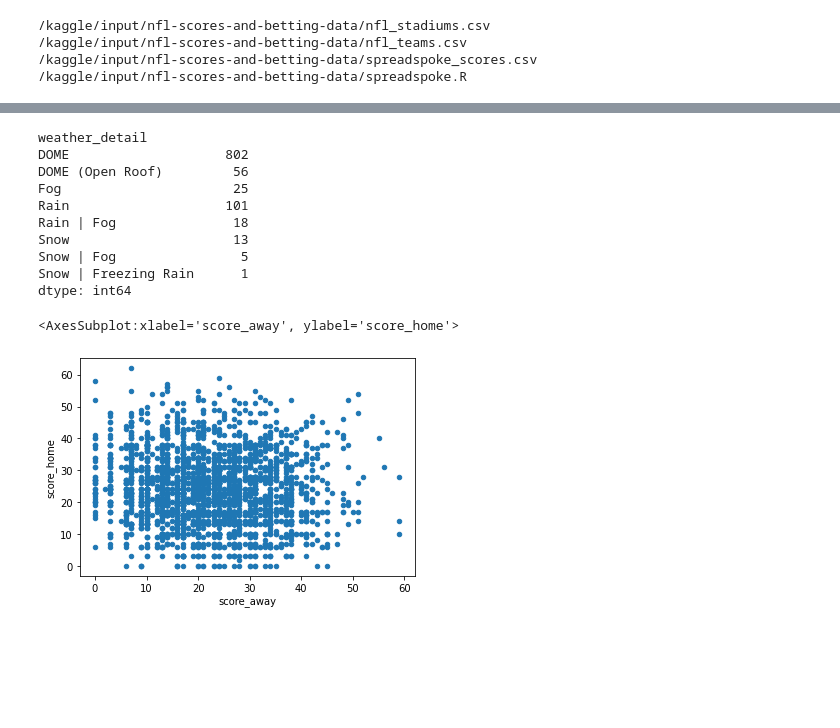
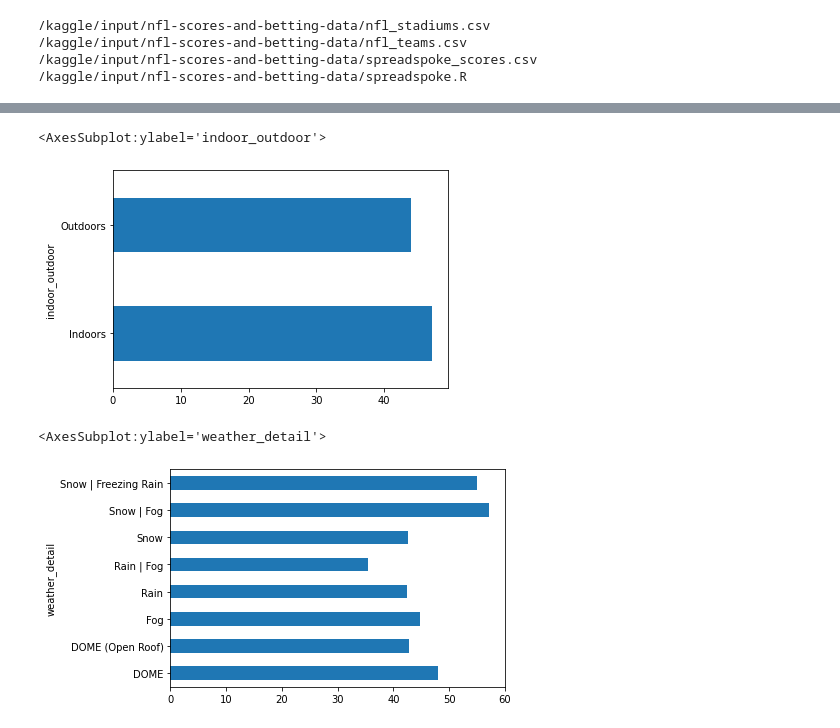
Before and after one commit to arya3364/How-Weather-Effects-Football-Games, a Jupyter notebook: nfl-scores-and-data.ipynb, the cells around one changed output, grey strips where cells are left out. Cells and saved outputs as stored; diff of their text form; code cells hidden in the pictures; blank space fills up the shorter version.

```diff
--- a/nfl-scores-and-data.ipynb
+++ b/nfl-scores-and-data.ipynb
@@ -46,18 +143,10 @@ games_2010s.head()
+# %%
+games_2010s.groupby('indoor_outdoor').total_pts.median().plot.barh()
+# %% [output]
+<AxesSubplot:ylabel='indoor_outdoor'>
+[figure, added]
 # %%
-games_2010s.groupby('weather_detail').size()
+games_2010s.groupby('weather_detail').total_pts.mean().plot.barh()
 # %% [output]
-weather_detail
-DOME                    802
-DOME (Open Roof)         56
-Fog                      25
-Rain                    101
-Rain | Fog               18
-Snow                     13
-Snow | Fog                5
-Snow | Freezing Rain      1
-dtype: int64
+<AxesSubplot:ylabel='weather_detail'>
+[figure, added]
-# %%
-games_2010s.plot(kind = 'scatter', x = 'score_away', y = 'score_home')
-# %% [output]
-<AxesSubplot:xlabel='score_away', ylabel='score_home'>
-[figure, removed]
```
Also changed, not shown: parts of 17 cells of this notebook.
